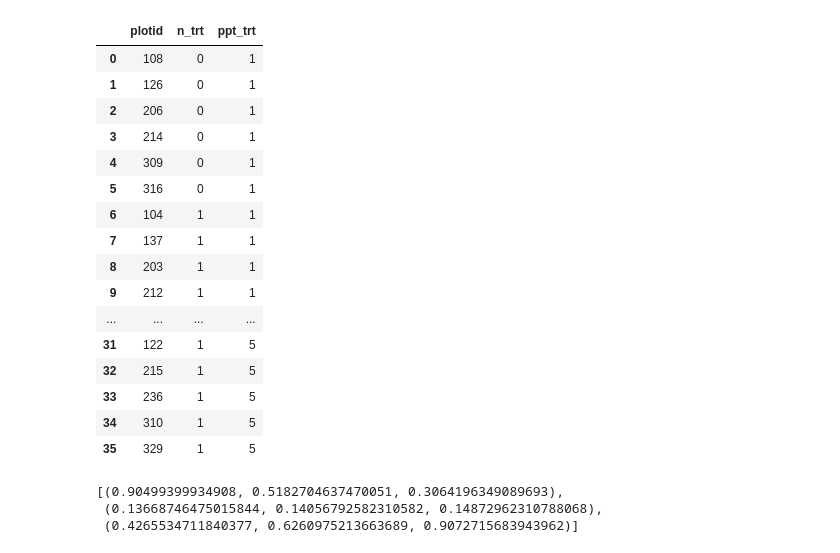
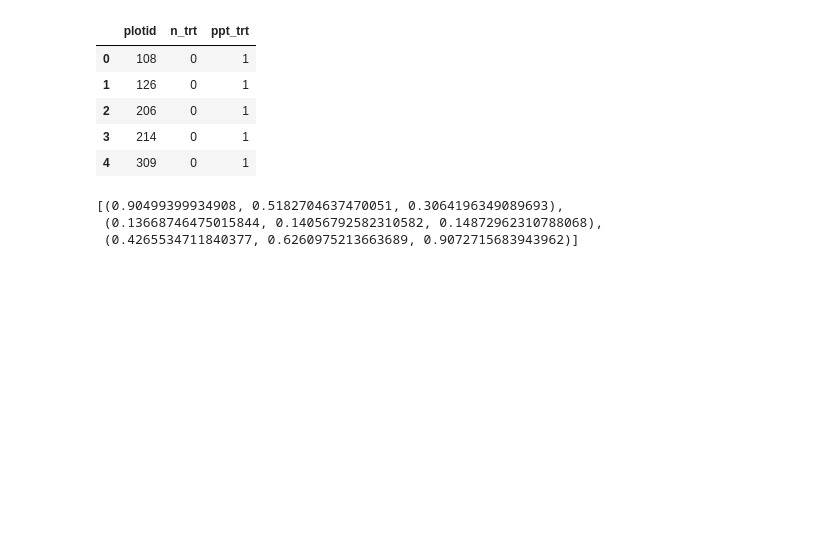
Before and after one commit to jornada-im/pubs-gc-ltreb, a Jupyter notebook: manuscripts/schadenfreude/SoilMoisture.ipynb, the cells around one changed output. Saved outputs shown, nothing was run; the diff lists cells and outputs as text; code cells hidden in the pictures; blank space fills up the shorter version.

```diff
--- a/manuscripts/schadenfreude/SoilMoisture.ipynb
+++ b/manuscripts/schadenfreude/SoilMoisture.ipynb
@@ -10,25 +10,14 @@ out_path = '../out_tmp/'
 # A treatment key is stored in this repository
 trt = pd.read_csv('../../metadata/lt_plot_trt.csv', skiprows=2)
 # %%
-trt
+trt.head()
 # %% [output]
 |  | plotid | n_trt | ppt_trt |
 | 0 | 108 | 0 | 1 |
 | 1 | 126 | 0 | 1 |
 | 2 | 206 | 0 | 1 |
 | 3 | 214 | 0 | 1 |
 | 4 | 309 | 0 | 1 |
-| 5 | 316 | 0 | 1 |
-| 6 | 104 | 1 | 1 |
-| 7 | 137 | 1 | 1 |
-| 8 | 203 | 1 | 1 |
-| 9 | 212 | 1 | 1 |
-| ... | ... | ... | ... |
-| 31 | 122 | 1 | 5 |
-| 32 | 215 | 1 | 5 |
-| 33 | 236 | 1 | 5 |
-| 34 | 310 | 1 | 5 |
-| 35 | 329 | 1 | 5 |
 # %%
 # Load filtered soil moisture data
 # This comes from package knb-lter-jrn.210349002 on EDI
```
Also changed, not shown: parts of 4 cells of this notebook, 2 other files.
